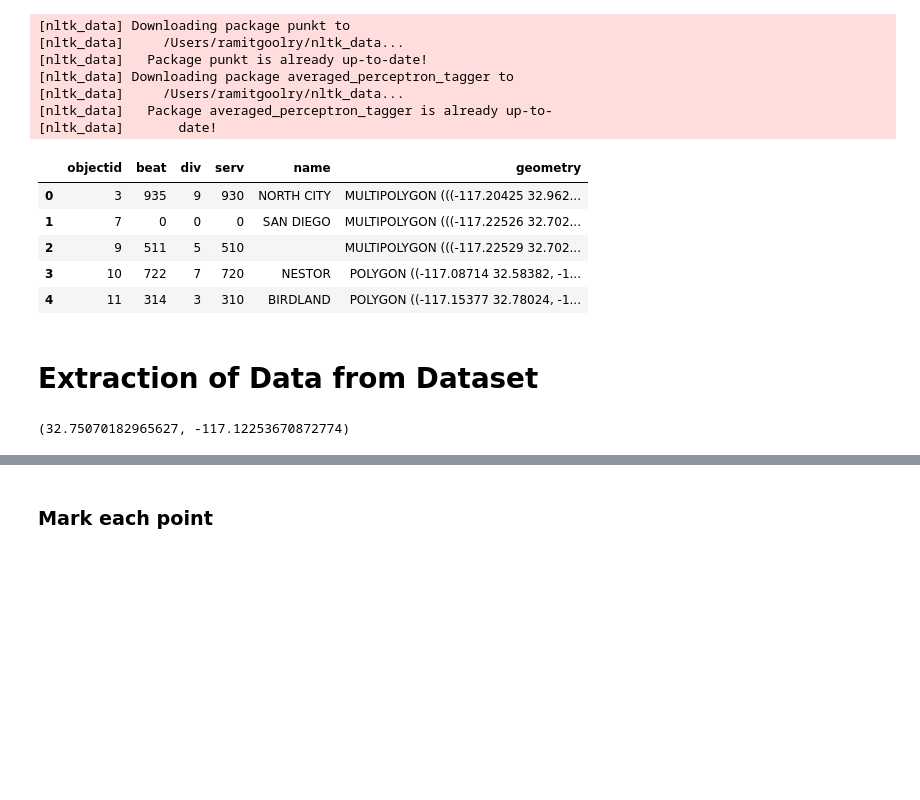
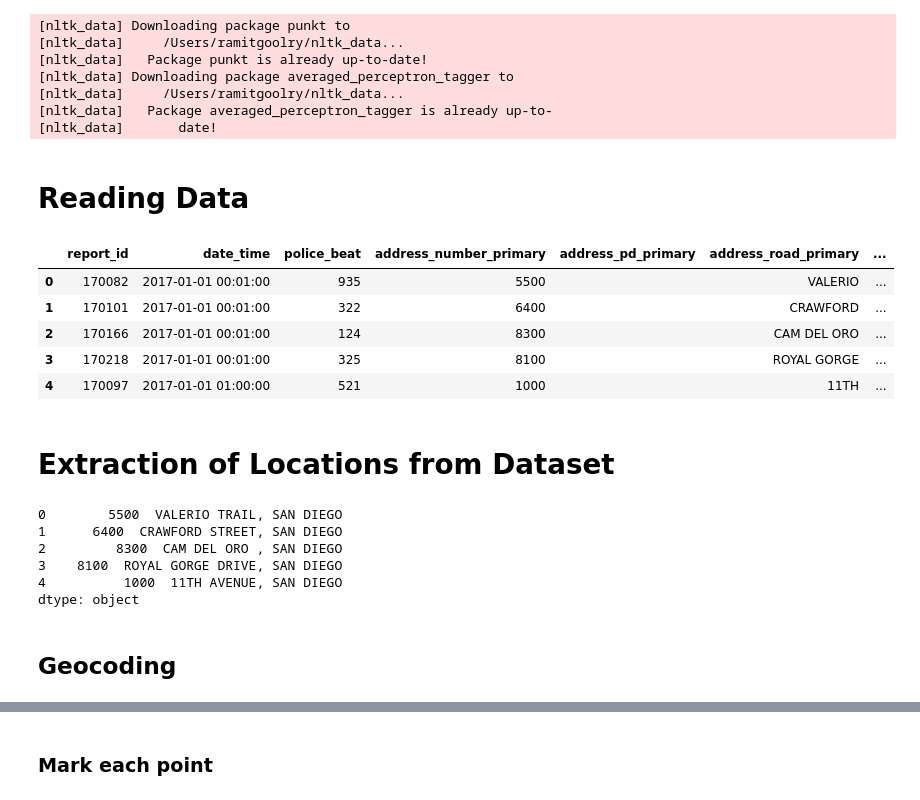
Before and after one commit to COGS108/group061, a Jupyter notebook: Final Project.ipynb, the cells around one changed output, grey strips where cells are left out. Cells and saved outputs as stored; diff of their text form; code cells hidden in the pictures; blank space fills up the shorter version.

Commit message:
Refactored to crashes dataset and added geocoding

```diff
--- a/Final Project.ipynb
+++ b/Final Project.ipynb
@@ -40,20 +39,15 @@ df_initial = geopd.read_file('Datasets/Police beats/pd_beats_datasd.geojson')
+# %% [markdown]
+# Reading Data
+# %%
+df = pd.read_csv('Datasets/pd_collisions_datasd_v1.csv')
 # %%
-df_initial.head()
+df.head()
 # %% [output]
-|  | objectid | beat | div | serv | name | geometry |
-| 0 | 3 | 935 | 9 | 930 | NORTH CITY | MULTIPOLYGON (((-117.20425 32.962... |
-| 1 | 7 | 0 | 0 | 0 | SAN DIEGO | MULTIPOLYGON (((-117.22526 32.702... |
-| 2 | 9 | 511 | 5 | 510 |  | MULTIPOLYGON (((-117.22529 32.702... |
-| 3 | 10 | 722 | 7 | 720 | NESTOR | POLYGON ((-117.08714 32.58382, -1... |
-| 4 | 11 | 314 | 3 | 310 | BIRDLAND | POLYGON ((-117.15377 32.78024, -1... |
+|  | report_id | date_time | police_beat | address_number_primary | address_pd_primary | address_road_primary | ... |
+| 0 | 170082 | 2017-01-01 00:01:00 | 935 | 5500 |  | VALERIO | ... |
+| 1 | 170101 | 2017-01-01 00:01:00 | 322 | 6400 |  | CRAWFORD | ... |
+| 2 | 170166 | 2017-01-01 00:01:00 | 124 | 8300 |  | CAM DEL ORO | ... |
+| 3 | 170218 | 2017-01-01 00:01:00 | 325 | 8100 |  | ROYAL GORGE | ... |
+| 4 | 170097 | 2017-01-01 01:00:00 | 521 | 1000 |  | 11TH | ... |
 # %% [markdown]
-# Extraction of Data from Dataset
+# Extraction of Locations from Dataset
-# %%
-LAT, LON = 1,0
-
-# Getting the coordinates of all the centroids of the shapes in data
-points = df_initial.geometry.apply(lambda x : tuple(map(float, re.findall(r'[\d\.-]+' ,str(x.centroid)))))
-center = np.mean(points.apply(lambda x : x[LAT])), np.mean(points.apply(lambda x : x[LON]))
-center
-# %% [output]
-(32.75070182965627, -117.12253670872774)
@@ -59,0 +58,11 @@ center
+# %%
+addresses.head()
+# %% [output]
+0        5500  VALERIO TRAIL, SAN DIEGO
+1      6400  CRAWFORD STREET, SAN DIEGO
+2         8300  CAM DEL ORO , SAN DIEGO
+3    8100  ROYAL GORGE DRIVE, SAN DIEGO
+4          1000  11TH AVENUE, SAN DIEGO
+dtype: object
+# %% [markdown]
+## Geocoding
```
Also changed, not shown: parts of 7 cells of this notebook.
